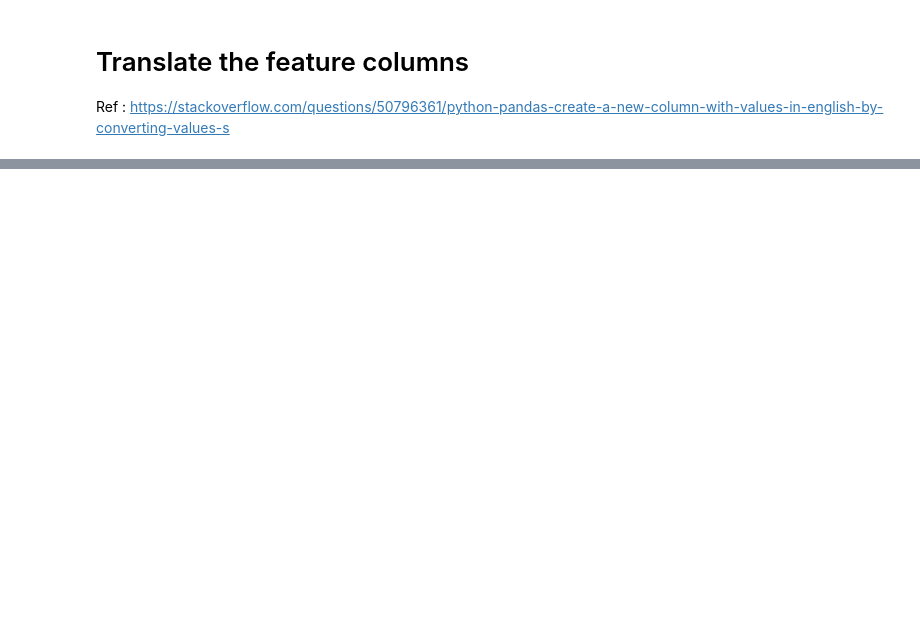
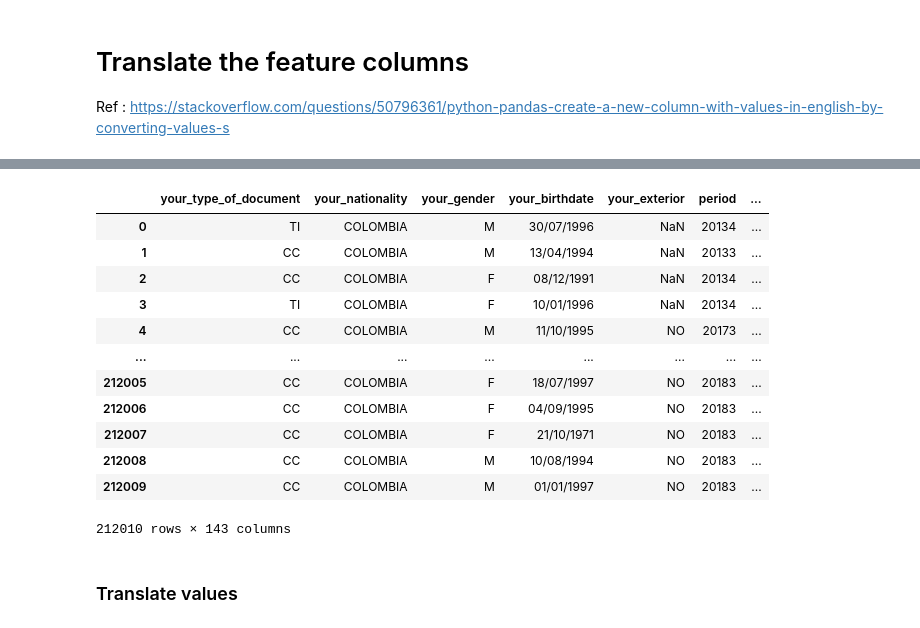
Before and after one commit to OmdenaAI/omdena-colombia-career-recommender-system, a Jupyter notebook: src/tasks/Task1-eda-preprocessing/colombia-carreer-recosystem.ipynb, the cells around one changed output, grey strips where cells are left out. Saved outputs shown, nothing was run; the diff lists cells and outputs as text; code cells hidden in the pictures; blank space fills up the shorter version.

Commit message:
Translates headers

```diff
--- a/src/tasks/Task1-eda-preprocessing/colombia-carreer-recosystem.ipynb
+++ b/src/tasks/Task1-eda-preprocessing/colombia-carreer-recosystem.ipynb
@@ -20,3 +42,4 @@ pd.set_option('display.max_rows', 500) # to show more rows.
 # %%
-df = pd.read_csv('../input/colombia-carreer-recosystem/saber_11_pro.csv')
+df = pd.read_csv('../../data/saber_combined_all_fields.csv')
+df = df.drop(columns = 'Unnamed: 0')
 df.head()
@@ -106,0 +273,29 @@ plt.show()
+# %%
+# open dictionary of translated headers
+file = open("../../data/translate_headers.txt", "r")
+contents = file.read()
+file.close()
+
+# get headers as dictionary
+my_headers = ast.literal_eval(contents) #capital letters
+my_headers_low = ast.literal_eval(contents.lower()) #lower case
+
+# translate header
+df_2 = df.rename(columns=my_headers_low)#, inplace=True)
+df_2
+# %% [output]
+|  | your_type_of_document | your_nationality | your_gender | your_birthdate | your_exterior | period | ... |
+| 0 | TI | COLOMBIA | M | 30/07/1996 | NaN | 20134 | ... |
+| 1 | CC | COLOMBIA | M | 13/04/1994 | NaN | 20133 | ... |
+| 2 | CC | COLOMBIA | F | 08/12/1991 | NaN | 20134 | ... |
+| 3 | TI | COLOMBIA | F | 10/01/1996 | NaN | 20134 | ... |
+| 4 | CC | COLOMBIA | M | 11/10/1995 | NO | 20173 | ... |
+| ... | ... | ... | ... | ... | ... | ... | ... |
+| 212005 | CC | COLOMBIA | F | 18/07/1997 | NO | 20183 | ... |
+| 212006 | CC | COLOMBIA | F | 04/09/1995 | NO | 20183 | ... |
+| 212007 | CC | COLOMBIA | F | 21/10/1971 | NO | 20183 | ... |
+| 212008 | CC | COLOMBIA | M | 10/08/1994 | NO | 20183 | ... |
+| 212009 | CC | COLOMBIA | M | 01/01/1997 | NO | 20183 | ... |
+212010 rows × 143 columns
+# %% [markdown]
+### Translate values
```
Also changed, not shown: parts of 22 cells of this notebook, 1 other file.
